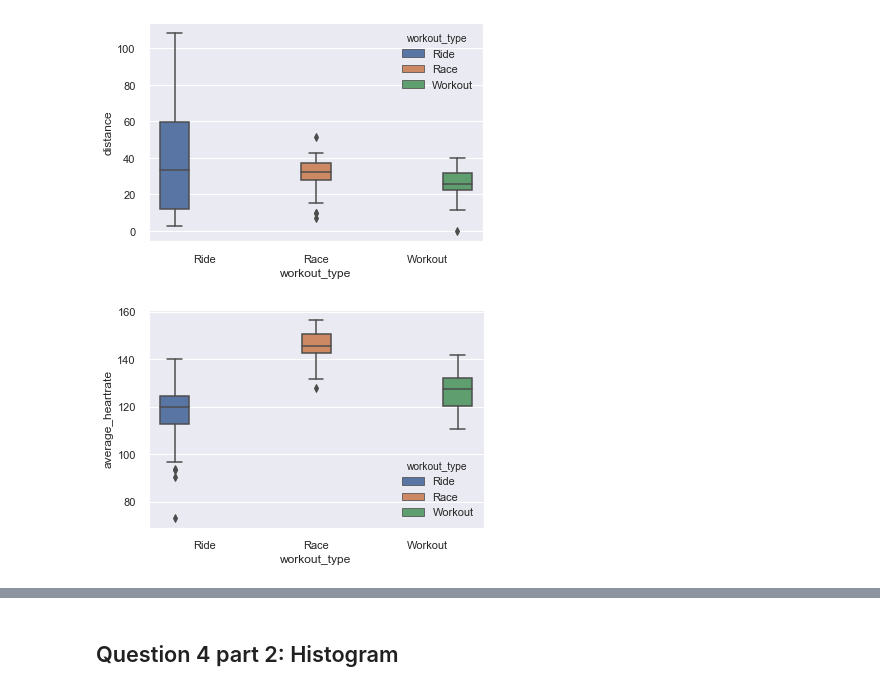
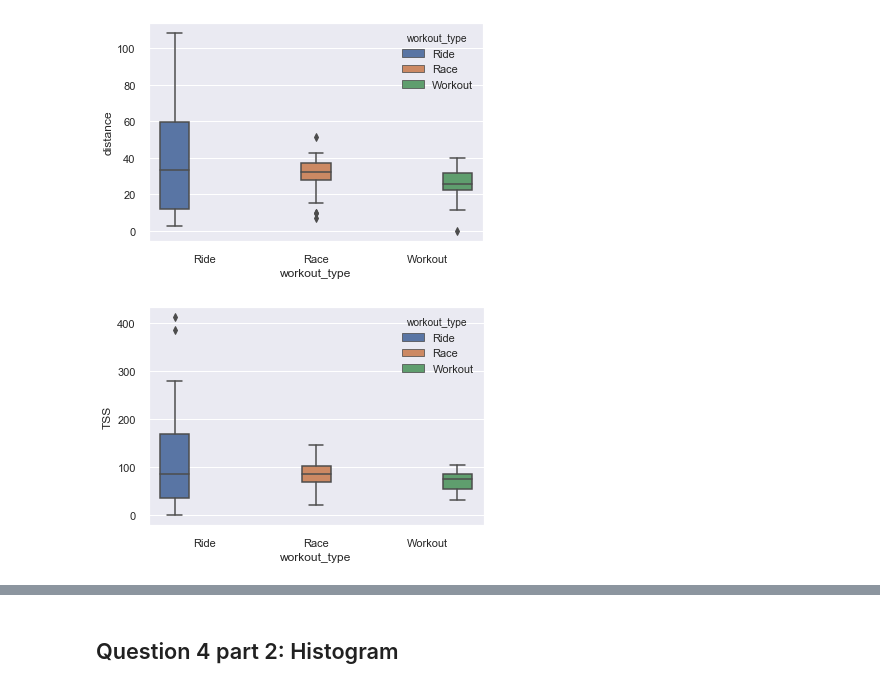
Before and after one commit to TaigaDesu/portfolio-2019-master, a Jupyter notebook: Portfolio1.ipynb, the cells around one changed output, grey strips where cells are left out. Saved outputs shown, nothing was run; the diff lists cells and outputs as text; code cells hidden in the pictures.

```diff
--- a/Portfolio1.ipynb
+++ b/Portfolio1.ipynb
@@ -226,6 +225,6 @@ ax1 = sns.boxplot(x="workout_type", y="distance", data=df, hue ='workout_type' )
 [figure]
 # %%
 #box plot for average heartrate
-ax2 = sns.boxplot(x="workout_type", y="average_heartrate", data=df, hue ='workout_type')
+ax2 = sns.boxplot(x="workout_type", y="TSS", data=df, hue ='workout_type')
 # %% [output]
-[figure, old version]
+[figure, new version]
```
Also changed, not shown: parts of 16 cells of this notebook.
